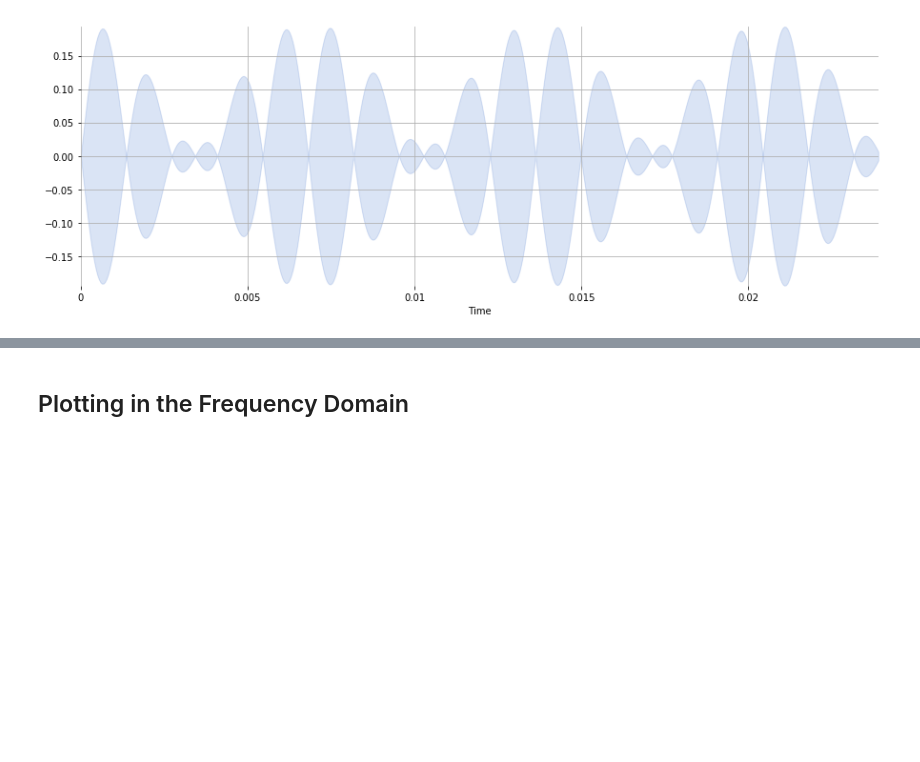
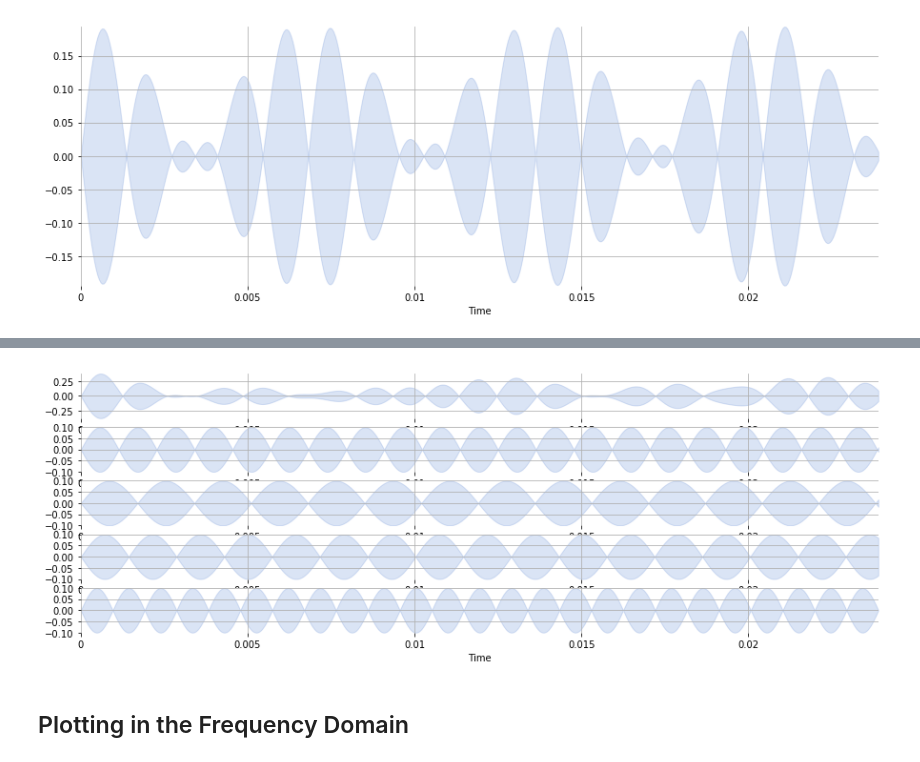
Before and after one commit to yardsale8/musicinformationretrieval.com, a Jupyter notebook: 5_3_audio_representation.ipynb, the cells around one changed output, grey strips where cells are left out. Saved outputs shown, nothing was run; the diff lists cells and outputs as text; code cells hidden in the pictures; blank space fills up the shorter version.

```diff
--- a/5_3_audio_representation.ipynb
+++ b/5_3_audio_representation.ipynb
@@ -160,3 +122,7 @@ librosa.display.waveplot(c523[:528], sr, alpha=0.2)
+# %%
+_ = make_wave_plots(mix2, a440, d291, f349, c523)
+# %% [output]
+[figure, added]
 # %% [markdown]
 ## Plotting in the Frequency Domain
 # %%
```
Also changed, not shown: parts of 25 cells of this notebook, 1 other file.
